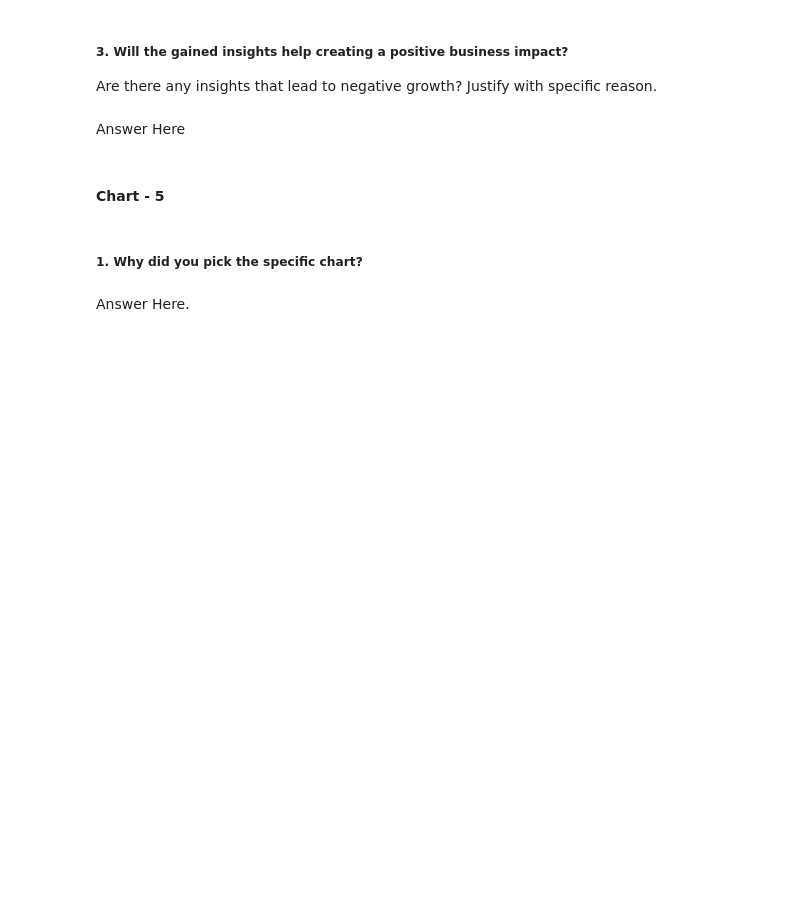
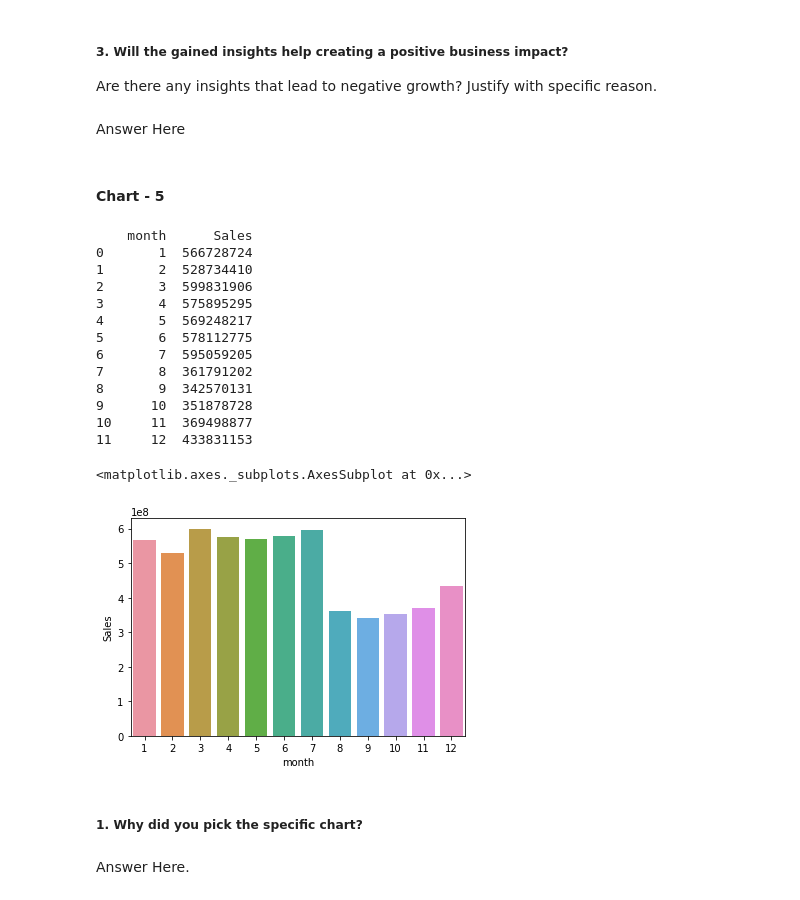
Before and after one commit to Jeetesh-KumarM/CAPSTONE-PROJECT-2-Regression, a Jupyter notebook: Capstone_Project_2_Regression.ipynb, the cells around one changed output. Cells and saved outputs as stored; diff of their text form; code cells hidden in the pictures; blank space fills up the shorter version.

```diff
--- a/Capstone_Project_2_Regression.ipynb
+++ b/Capstone_Project_2_Regression.ipynb
@@ -576,3 +532,26 @@ Answer Here
+# %%
+# Chart - 5 visualization code
+#MonthWise
+result = df1.groupby(['month'],as_index=False).agg({'Sales':"sum"})
+print(result)
+# plot the result
+sns.barplot(x = 'month', y = 'Sales',data=result)
+# %% [output]
+    month      Sales
+0       1  566728724
+1       2  528734410
+2       3  599831906
+3       4  575895295
+4       5  569248217
+5       6  578112775
+6       7  595059205
+7       8  361791202
+8       9  342570131
+9      10  351878728
+10     11  369498877
+11     12  433831153
+<matplotlib.axes._subplots.AxesSubplot at 0x...>
+[figure, added]
 # %% [markdown]
 ##### 1. Why did you pick the specific chart?
 # %% [markdown]
```
Also changed, not shown: parts of 33 cells of this notebook.
